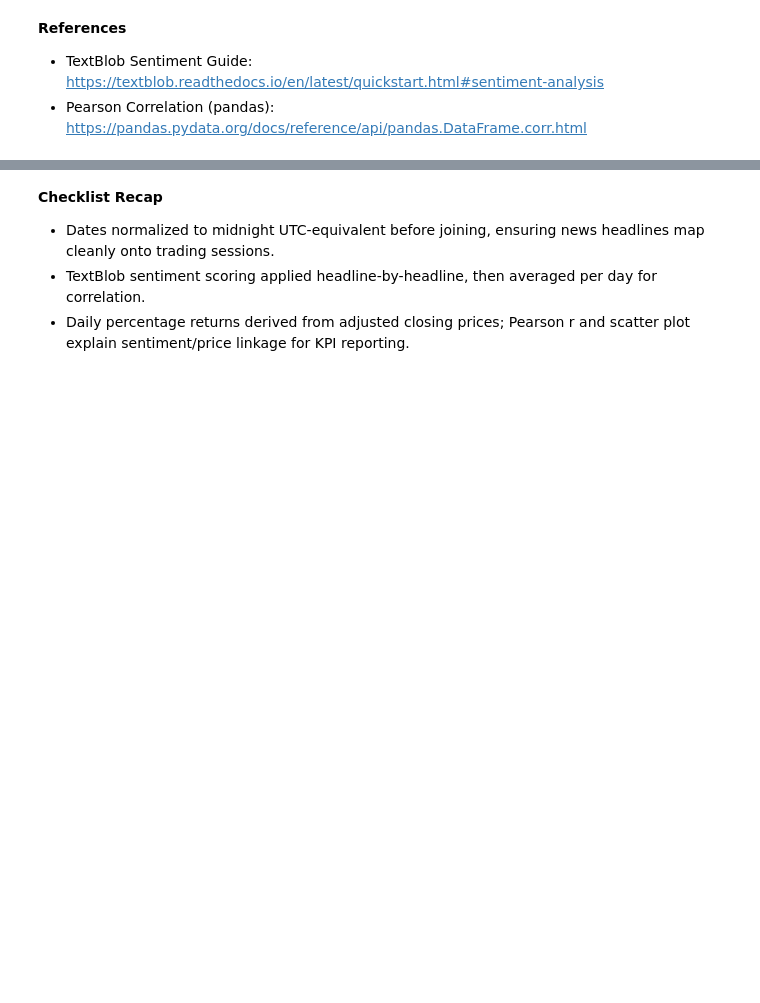
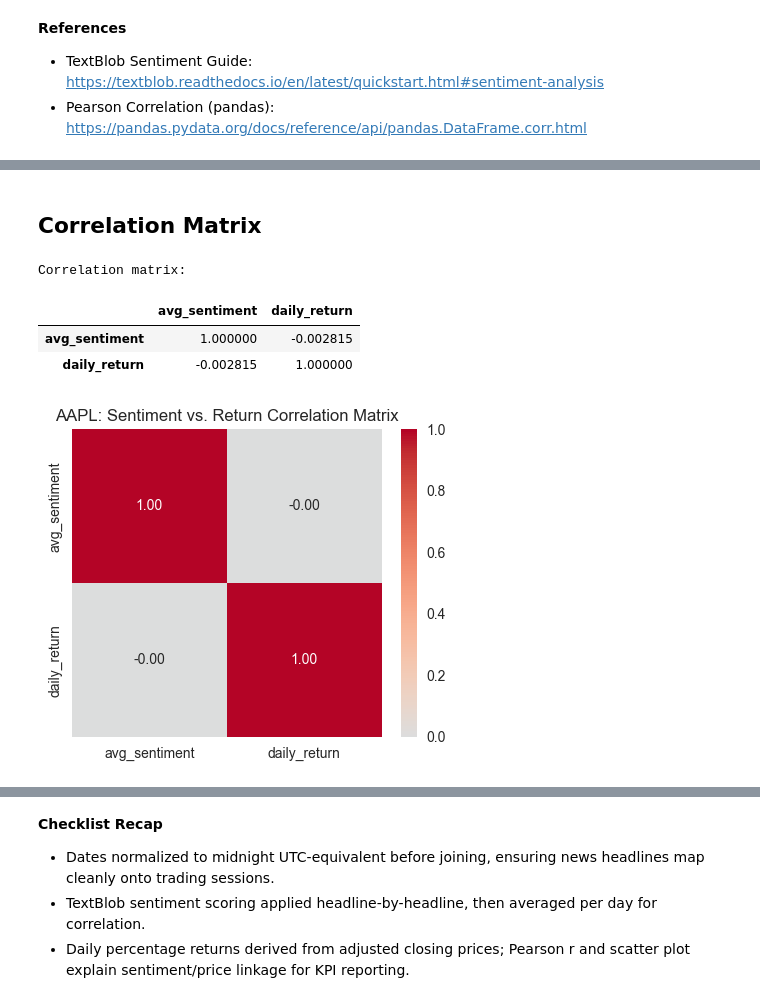
Before and after one commit to alemayehutseganew/financial-sentiment-analysis, a Jupyter notebook: notebooks/04_correlation_analysis.ipynb, the cells around one changed output, grey strips where cells are left out. Cells and saved outputs as stored; diff of their text form; code cells hidden in the pictures; blank space fills up the shorter version.

Commit message:
Update sentiment and correlation notebooks

```diff
--- a/notebooks/04_correlation_analysis.ipynb
+++ b/notebooks/04_correlation_analysis.ipynb
@@ -100,0 +148,17 @@ display(merged.tail())
+# %% [markdown]
+## Correlation Matrix
+# %%
+corr_matrix = merged[['avg_sentiment', 'daily_return']].corr()
+print('Correlation matrix:')
+display(corr_matrix)
+
+fig, ax = plt.subplots(figsize=(5, 4))
+sns.heatmap(corr_matrix, annot=True, cmap='coolwarm', center=0, fmt='.2f', ax=ax)
+ax.set_title(f'{ticker}: Sentiment vs. Return Correlation Matrix')
+plt.show()
+# %% [output]
+Correlation matrix:
+|  | avg_sentiment | daily_return |
+| avg_sentiment | 1.000000 | -0.002815 |
+| daily_return | -0.002815 | 1.000000 |
+[figure, added]
```
Also changed, not shown: parts of 8 cells of this notebook, 1 other file.
